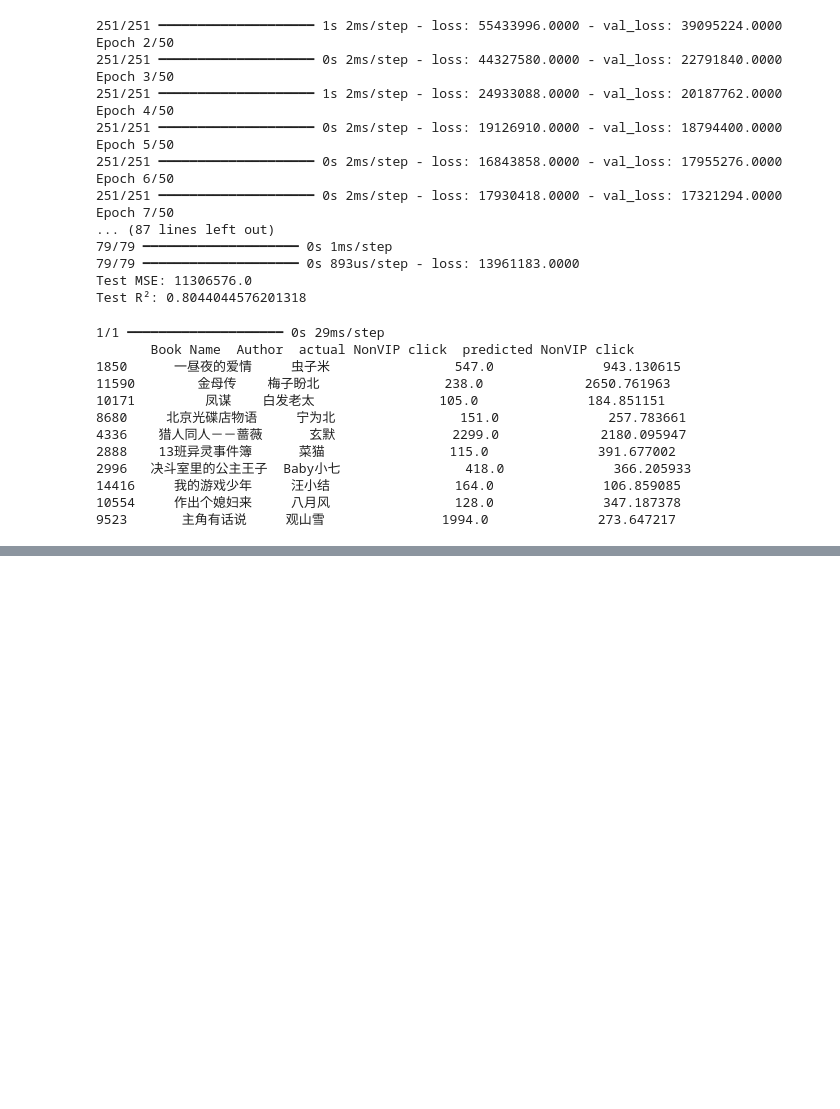
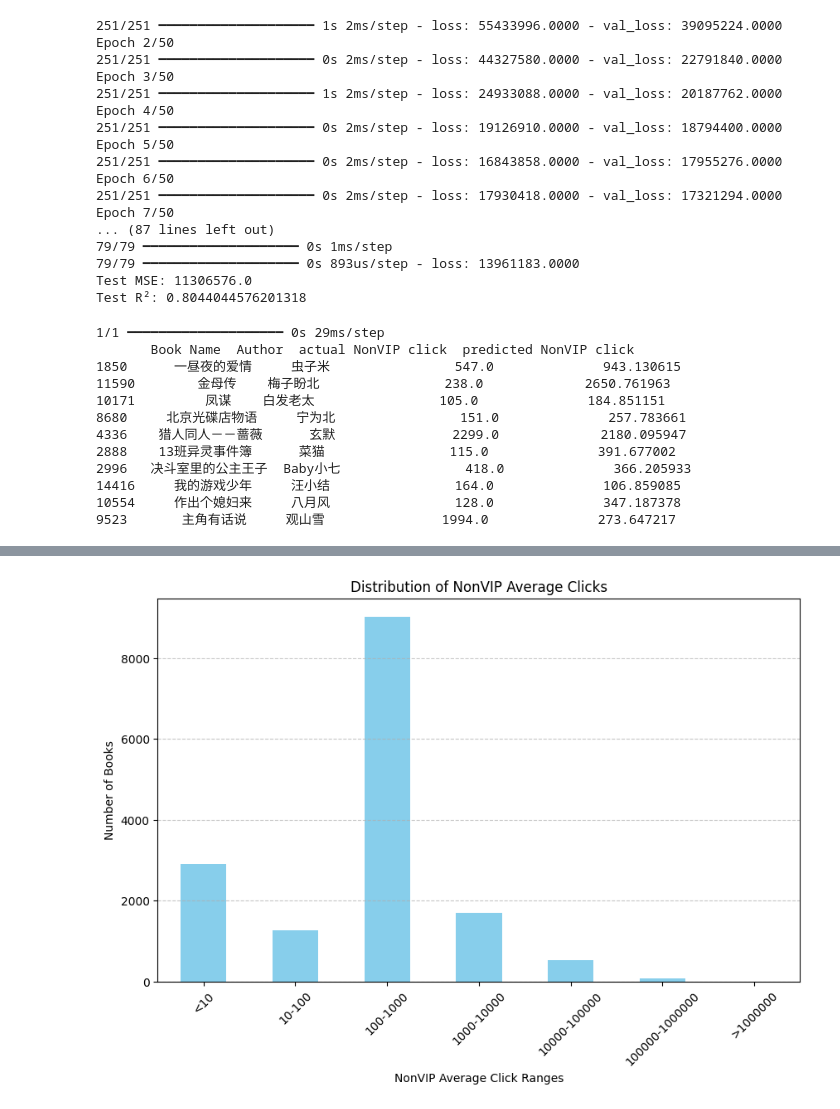
Before and after one commit to caiirene/MachineLearning_FictionPopularityPrediction, a Jupyter notebook: JinjiangModel.ipynb, the cells around one changed output, grey strips where cells are left out. Saved outputs shown, nothing was run; the diff lists cells and outputs as text; code cells hidden in the pictures; blank space fills up the shorter version.

```diff
--- a/JinjiangModel.ipynb
+++ b/JinjiangModel.ipynb
@@ -1355,0 +1575,26 @@ print(comparison)
+# %%
+import pandas as pd
+import matplotlib.pyplot as plt
+
+
+# 定义区间
+bins = [0, 10, 100, 1000, 10000, 100000, 1000000, float('inf')]
+labels = ['<10', '10-100', '100-1000', '1000-10000', '10000-100000', '100000-1000000', '>1000000']
+
+# 使用 cut 函数进行区间分割
+data['NonVIP_range'] = pd.cut(data['NonVIP_average_click'], bins=bins, labels=labels, right=False)
+
+# 计算每个区间的数量
+category_counts = data['NonVIP_range'].value_counts().reindex(labels)
+
+# 绘制柱状图
+plt.figure(figsize=(10, 6))
+category_counts.plot(kind='bar', color='skyblue')
+plt.title('Distribution of NonVIP Average Clicks')
+plt.xlabel('NonVIP Average Click Ranges')
+plt.ylabel('Number of Books')
+plt.xticks(rotation=45)
+plt.grid(axis='y', linestyle='--', alpha=0.7)
+plt.show()
+# %% [output]
+[figure, added]
```
Also changed, not shown: parts of 8 cells of this notebook.
